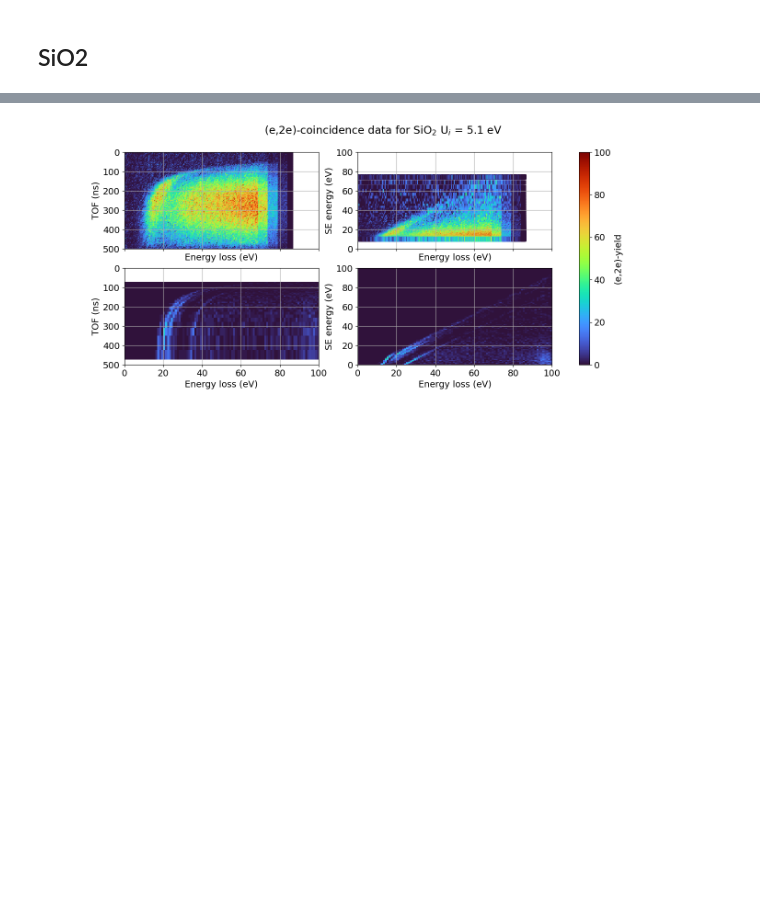
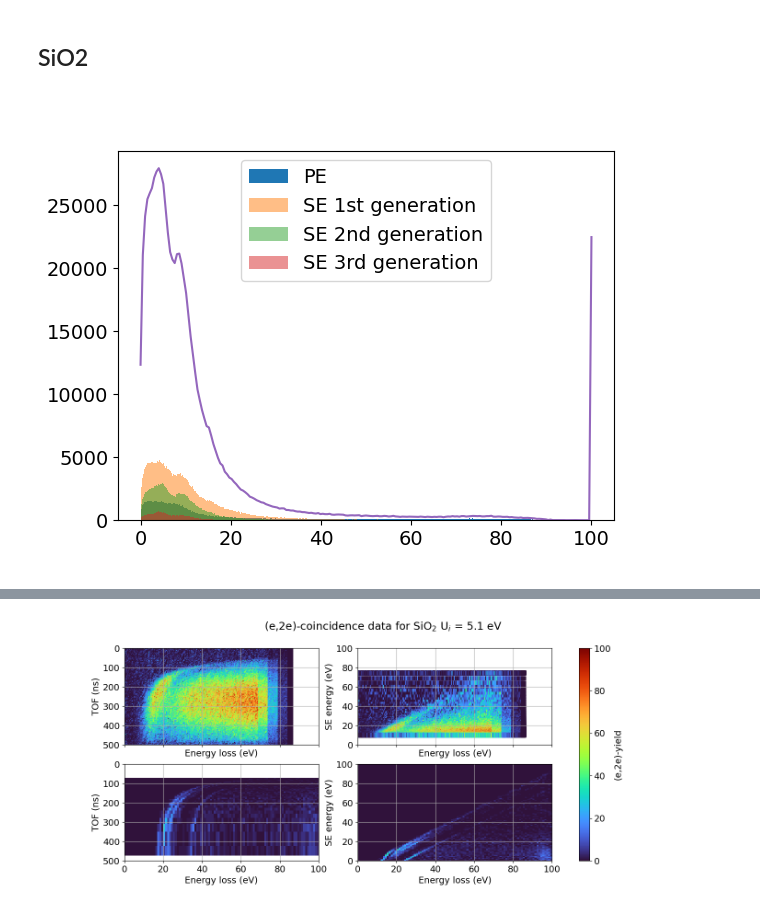
Before and after one commit to oridzel/mast_sey, a Jupyter notebook: plot.ipynb, the cells around one changed output, grey strips where cells are left out. Saved outputs shown, nothing was run; the diff lists cells and outputs as text; code cells hidden in the pictures; blank space fills up the shorter version.

```diff
--- a/plot.ipynb
+++ b/plot.ipynb
@@ -31,0 +22,22 @@ plt.show()
+# %%
+fd = np.loadtxt("materials/sio2/spa/mc_distrib.plot_8")
+
+ind_se_1 = np.logical_and(fd[:,1] == 1,fd[:,3] == 1)
+ind_se_2 = np.logical_and(fd[:,1] == 1,fd[:,3] == 2)
+ind_se_3 = np.logical_and(fd[:,1] == 1,fd[:,3] == 3)
+ind_pe = fd[:,1] == 0
+
+eloss = np.linspace(0,100,200)
+singles,x = np.histogram(fd[:,0],eloss)
+
+plt.figure()
+plt.hist(fd[ind_pe,0],bins=500,label="PE")
+plt.hist(fd[ind_se_1,0],bins=500,label="SE 1st generation",alpha=0.5)
+plt.hist(fd[ind_se_2,0],bins=500,label="SE 2nd generation",alpha=0.5)
+plt.hist(fd[ind_se_3,0],bins=500,label="SE 3rd generation",alpha=0.5)
+plt.plot(np.linspace(0,100,199),singles)
+# plt.yscale('log')
+plt.legend()
+plt.show()
+# %% [output]
+[figure, added]
```
Also changed, not shown: parts of 5 cells of this notebook, 2 other files.
